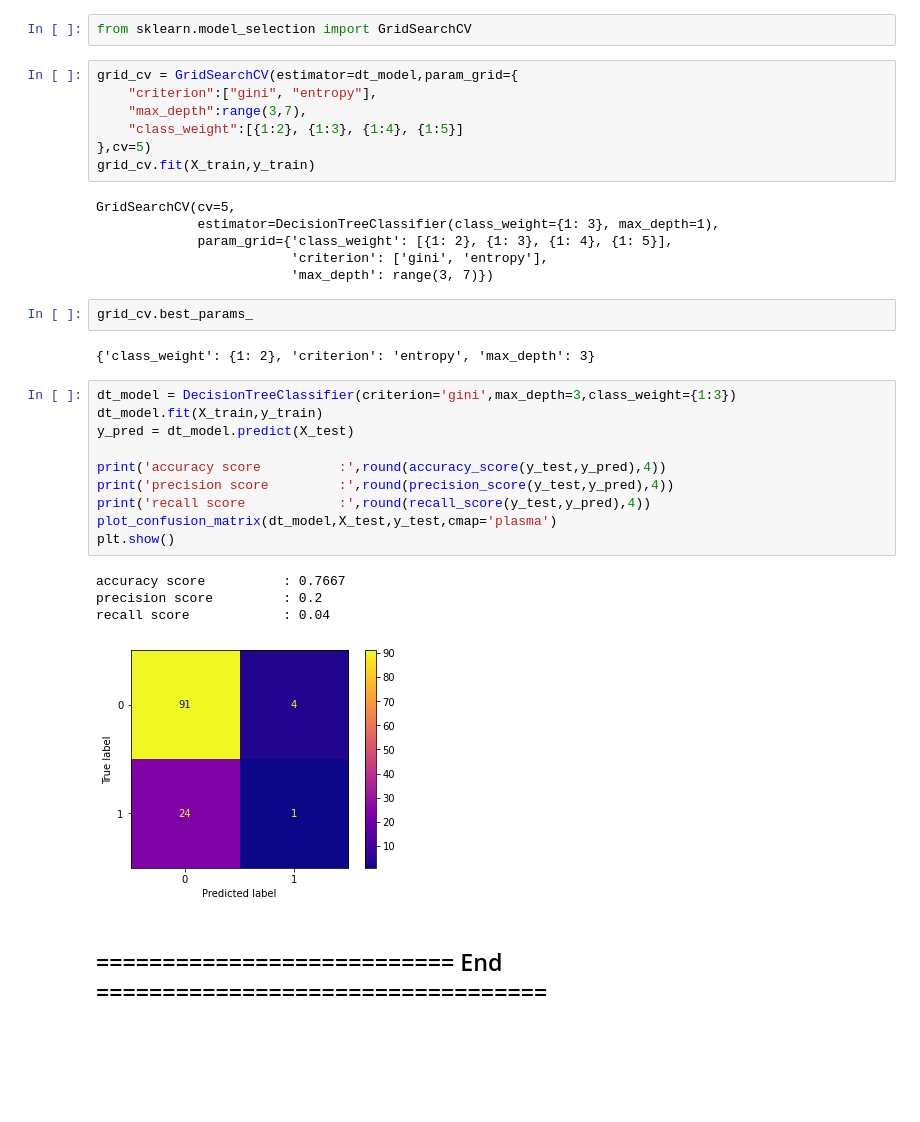
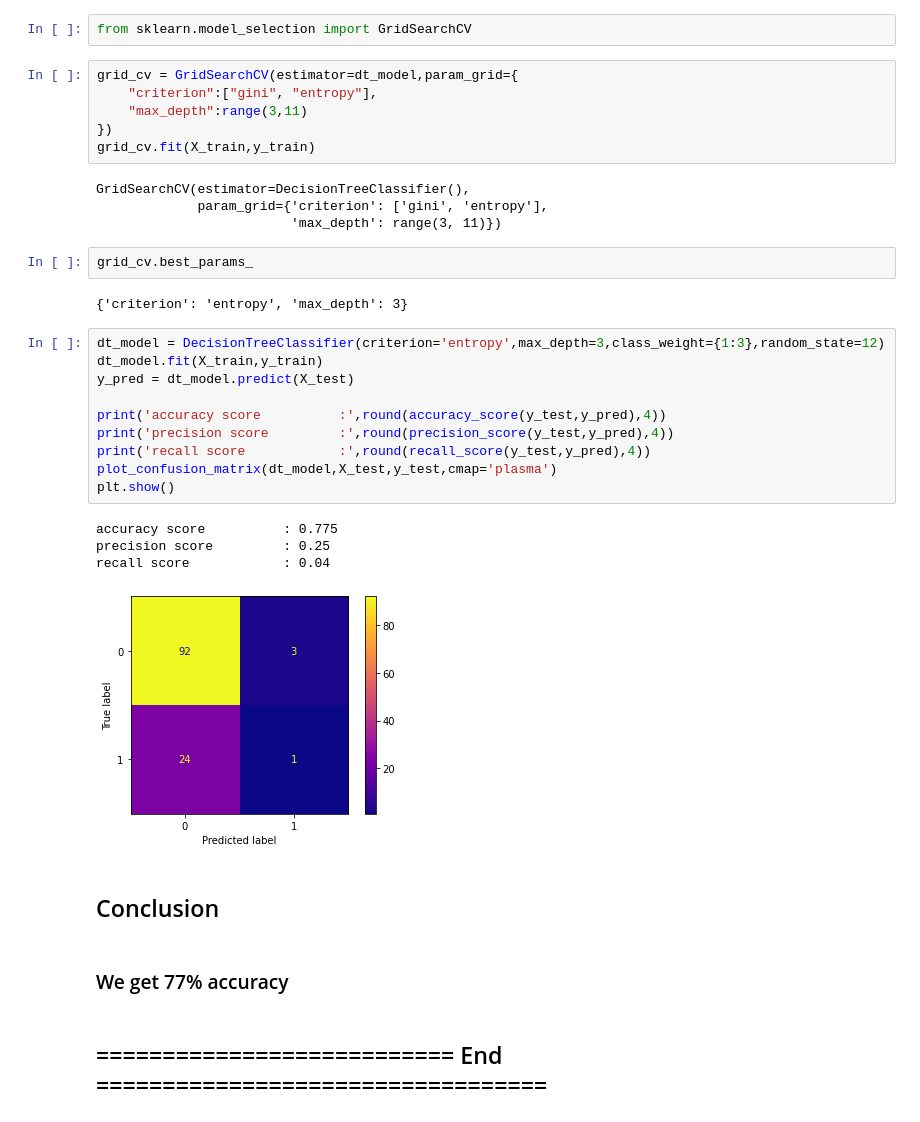
Before and after one commit to Suhailpk/Decision_tree, a Jupyter notebook: fraud_check decision tree.ipynb, the cells around one changed output. Drawn from its saved outputs; the diff is of its cells as text; blank space fills up the shorter version.

Commit message:
some modified in decision tree

```diff
--- a/fraud_check decision tree.ipynb
+++ b/fraud_check decision tree.ipynb
@@ -181,34 +181,35 @@ from sklearn.model_selection import GridSearchCV
 # %%
 grid_cv = GridSearchCV(estimator=dt_model,param_grid={
     "criterion":["gini", "entropy"],
-    "max_depth":range(3,7),
-    "class_weight":[{1:2}, {1:3}, {1:4}, {1:5}]
-},cv=5)
+    "max_depth":range(3,11)
+})
 grid_cv.fit(X_train,y_train)
 # %% [output]
-GridSearchCV(cv=5,
-             estimator=DecisionTreeClassifier(class_weight={1: 3}, max_depth=1),
-             param_grid={'class_weight': [{1: 2}, {1: 3}, {1: 4}, {1: 5}],
-                         'criterion': ['gini', 'entropy'],
-                         'max_depth': range(3, 7)})
+GridSearchCV(estimator=DecisionTreeClassifier(),
+             param_grid={'criterion': ['gini', 'entropy'],
+                         'max_depth': range(3, 11)})
 # %%
 grid_cv.best_params_
 # %% [output]
-{'class_weight': {1: 2}, 'criterion': 'entropy', 'max_depth': 3}
+{'criterion': 'entropy', 'max_depth': 3}
 # %%
-dt_model = DecisionTreeClassifier(criterion='gini',max_depth=3,class_weight={1:3})
+dt_model = DecisionTreeClassifier(criterion='entropy',max_depth=3,class_weight={1:3},random_state=12)
 dt_model.fit(X_train,y_train)
 y_pred = dt_model.predict(X_test)
 
 print('accuracy score          :',round(accuracy_score(y_test,y_pred),4))
 print('precision score         :',round(precision_score(y_test,y_pred),4))
 print('recall score            :',round(recall_score(y_test,y_pred),4))
 plot_confusion_matrix(dt_model,X_test,y_test,cmap='plasma')
 plt.show()
 # %% [output]
-accuracy score          : 0.7667
-precision score         : 0.2
+accuracy score          : 0.775
+precision score         : 0.25
 recall score            : 0.04
-[figure, old version]
+[figure, new version]
+# %% [markdown]
+## Conclusion
+# %% [markdown]
+### We get 77% accuracy
 # %% [markdown]
 ## ===========================        End      ==================================
```
Also changed, not shown: parts of 1 cell of this notebook, 1 other file.
